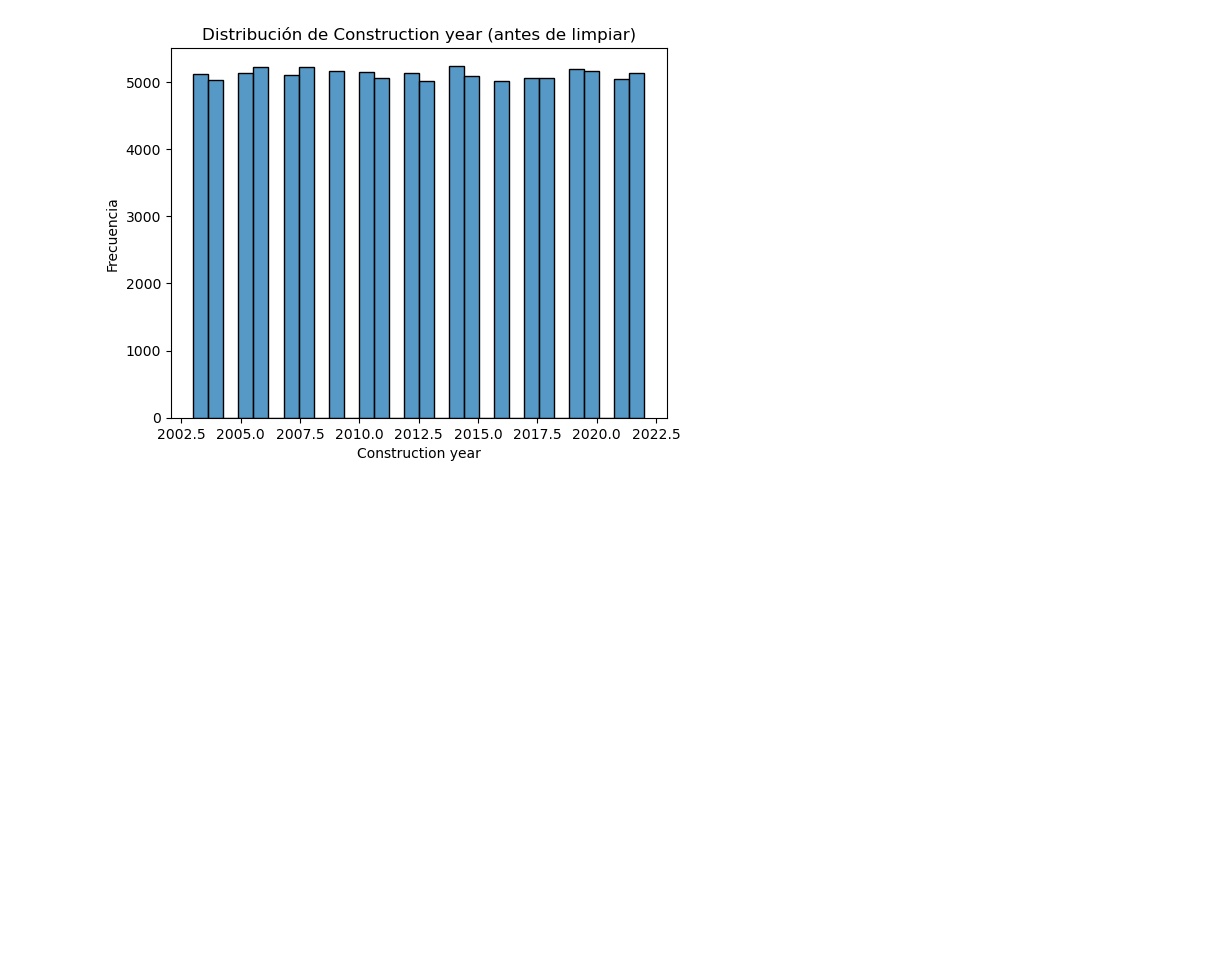
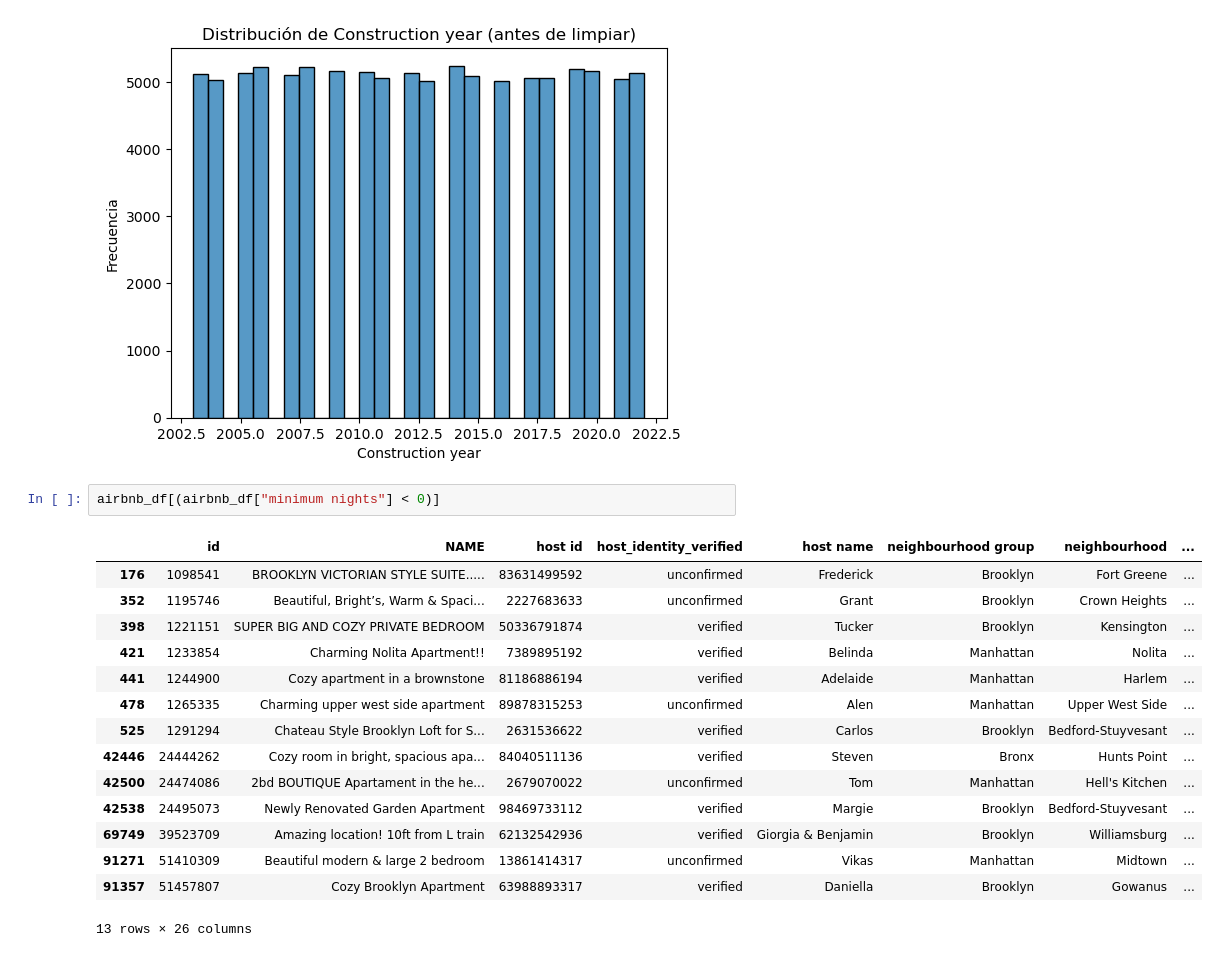
Before and after one commit to OscarFdz24/ProyectoEDA_Airbnb_Evolve, a Jupyter notebook: notebooks/Exploration.ipynb, the cells around one changed output. Saved outputs shown, nothing was run; the diff lists cells and outputs as text; blank space fills up the shorter version.

```diff
--- a/notebooks/eda.ipynb
+++ b/notebooks/Exploration.ipynb
@@ -297,3 +317,21 @@ plt.ylabel("Frecuencia")
 plt.show()
 # %% [output]
 [figure]
+# %%
+airbnb_df[(airbnb_df["minimum nights"] < 0)]
+# %% [output]
+|  | id | NAME | host id | host_identity_verified | host name | neighbourhood group | neighbourhood | ... |
+| 176 | 1098541 | BROOKLYN VICTORIAN STYLE SUITE..... | 83631499592 | unconfirmed | Frederick | Brooklyn | Fort Greene | ... |
+| 352 | 1195746 | Beautiful, Bright’s, Warm & Spaci... | 2227683633 | unconfirmed | Grant | Brooklyn | Crown Heights | ... |
+| 398 | 1221151 | SUPER BIG AND COZY PRIVATE BEDROOM | 50336791874 | verified | Tucker | Brooklyn | Kensington | ... |
+| 421 | 1233854 | Charming Nolita Apartment!! | 7389895192 | verified | Belinda | Manhattan | Nolita | ... |
+| 441 | 1244900 | Cozy apartment in a brownstone | 81186886194 | verified | Adelaide | Manhattan | Harlem | ... |
+| 478 | 1265335 | Charming upper west side apartment | 89878315253 | unconfirmed | Alen | Manhattan | Upper West Side | ... |
+| 525 | 1291294 | Chateau Style Brooklyn Loft for S... | 2631536622 | verified | Carlos | Brooklyn | Bedford-Stuyvesant | ... |
+| 42446 | 24444262 | Cozy room in bright, spacious apa... | 84040511136 | verified | Steven | Bronx | Hunts Point | ... |
+| 42500 | 24474086 | 2bd BOUTIQUE Apartament in the he... | 2679070022 | unconfirmed | Tom | Manhattan | Hell's Kitchen | ... |
+| 42538 | 24495073 | Newly Renovated Garden Apartment | 98469733112 | verified | Margie | Brooklyn | Bedford-Stuyvesant | ... |
+| 69749 | 39523709 | Amazing location! 10ft from L train | 62132542936 | verified | Giorgia & Benjamin | Brooklyn | Williamsburg | ... |
+| 91271 | 51410309 | Beautiful modern & large 2 bedroom | 13861414317 | unconfirmed | Vikas | Manhattan | Midtown | ... |
+| 91357 | 51457807 | Cozy Brooklyn Apartment | 63988893317 | verified | Daniella | Brooklyn | Gowanus | ... |
+13 rows × 26 columns
```
Also changed, not shown: parts of 3 cells of this notebook.
